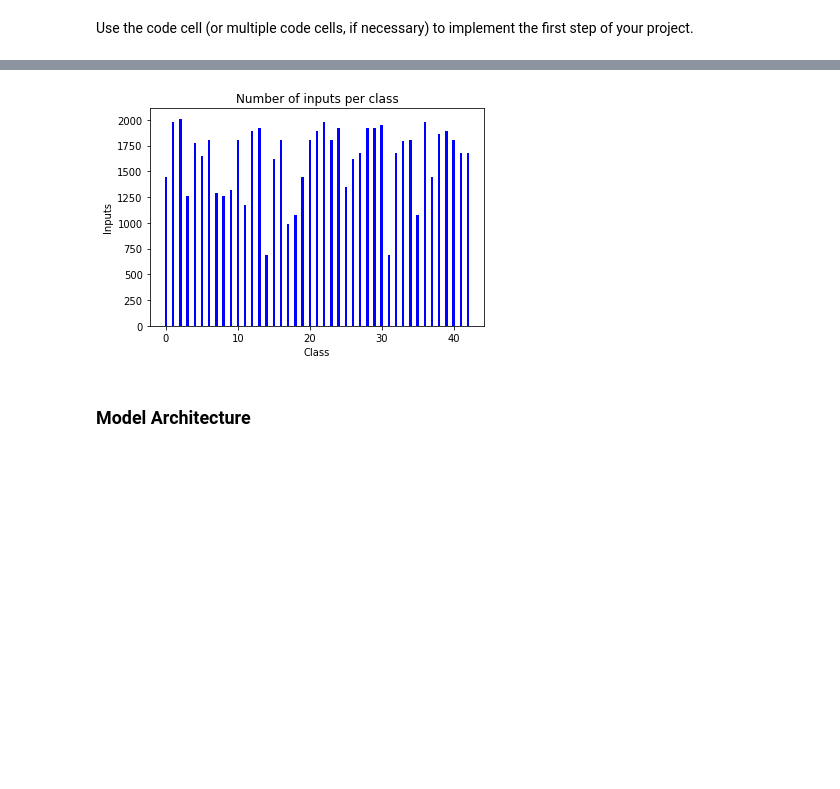
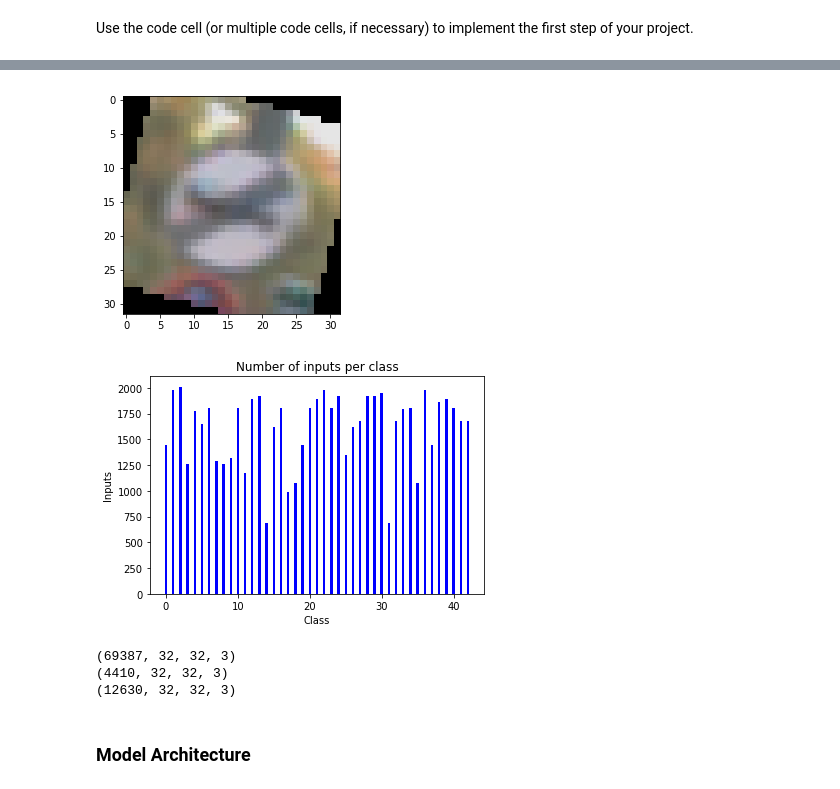
Before and after one commit to ML-Dojo/self-driving, a Jupyter notebook: P2/P2.ipynb, the cells around one changed output, grey strips where cells are left out. Saved outputs shown, nothing was run; the diff lists cells and outputs as text; code cells hidden in the pictures; blank space fills up the shorter version.

```diff
--- a/P2/P2.ipynb
+++ b/P2/P2.ipynb
@@ -165,18 +183,27 @@ Data visualisation complete
 
 print('Preprocessing data...')
 # Generate additional data for underrepresented classes
+# Normalize features
+print('Normalizing features...')
+X_train = X_train / 255. * 0.8 + 0.1
+
+# R_plus_G_plus_B = np.sum(X_train, axis=3)
+# X_train[:,:,:,0] = X_train[:,:,:,0] / R_plus_G_plus_B * 255.0
+# X_train[:,:,:,1] = X_train[:,:,:,1] / R_plus_G_plus_B * 255.0
+# X_train[:,:,:,2] = X_train[:,:,:,2] / R_plus_G_plus_B * 255.0
+
 print('Generating additional data...')
 angles = [-5, 5, -10, 10, -15, 15, -20, 20]
-
+max_input = np.max(num_per_class)
 for i in range(len(num_per_class)):
-    input_ratio = min(int(max_inputs / num_per_class[i]) - 1, len(angles) - 1)
+    input_ratio = min(int(max_input / num_per_class[i]) - 1, len(angles) - 1)
 
     if input_ratio <= 1:
         continue
 
     new_features = []
     new_labels = []
-    mask = np.where(train_labels == i)
+    mask = np.where(y_train == i)
 
     for j in range(input_ratio):
         for feature in X_train[mask]:
@@ -186,20 +213,27 @@ for i in range(len(num_per_class)):
     X_train = np.append(X_train, new_features, axis=0)
     y_train = np.append(y_train, new_labels, axis=0)
 
-# Normalize features
-print('Normalizing features...')
-X_train = X_train / 255. * 0.8 + 0.1
-
 # Get randomized datasets for training and validation
 # print('Randomizing datasets...')
 # from sklearn.model_selection import train_test_split
 # train_features, valid_features, train_labels, valid_labels = train_test_split(
-#    train_features,
-#    train_labels,
+#    X_train,
+#    y_train,
 #    test_size=0.2,
 #    random_state=832289
 # )
 
 print('Data preprocessed')
+
+i,j,k,l= 100,2000,3000,5000
+plt.subplot(221)
+plt.imshow(X_train[i,:,:,:])
+plt.subplot(222)
+plt.imshow(X_train[j,:,:,:])
+plt.subplot(223)
+plt.imshow(X_train[k,:,:,:])
+plt.subplot(224)
+plt.imshow(X_train[l,:,:,:])
+#plt.savefig('normalized.png')
 # %% [output]
 Preprocessing data...
@@ -209,14 +245,26 @@ Data preprocessed
 # %%
+# Plot a rotated sign
+plt.imshow(X_train[-2000,:,:,:])
+#plt.savefig('rotated.png')
+
 inputs_per_class = np.bincount(y_train)
 mpl_fig = plt.figure()
 ax = mpl_fig.add_subplot(111)
 ax.set_ylabel('Inputs')
 ax.set_xlabel('Class')
 ax.set_title('Number of inputs per class')
 ax.bar(range(len(inputs_per_class)), inputs_per_class, 1/3, color='blue', label='Inputs per class')
 plt.show()
+#plt.savefig('after_balance.png')
+print(X_train.shape)
+print(X_valid.shape)
+print(X_test.shape)
 # %% [output]
-[figure, old version]
+[figure, new version]
+[figure, added]
+(69387, 32, 32, 3)
+(4410, 32, 32, 3)
+(12630, 32, 32, 3)
 # %% [markdown]
 ### Model Architecture
 # %%
```
Also changed, not shown: parts of 14 cells of this notebook, 17 other files.
